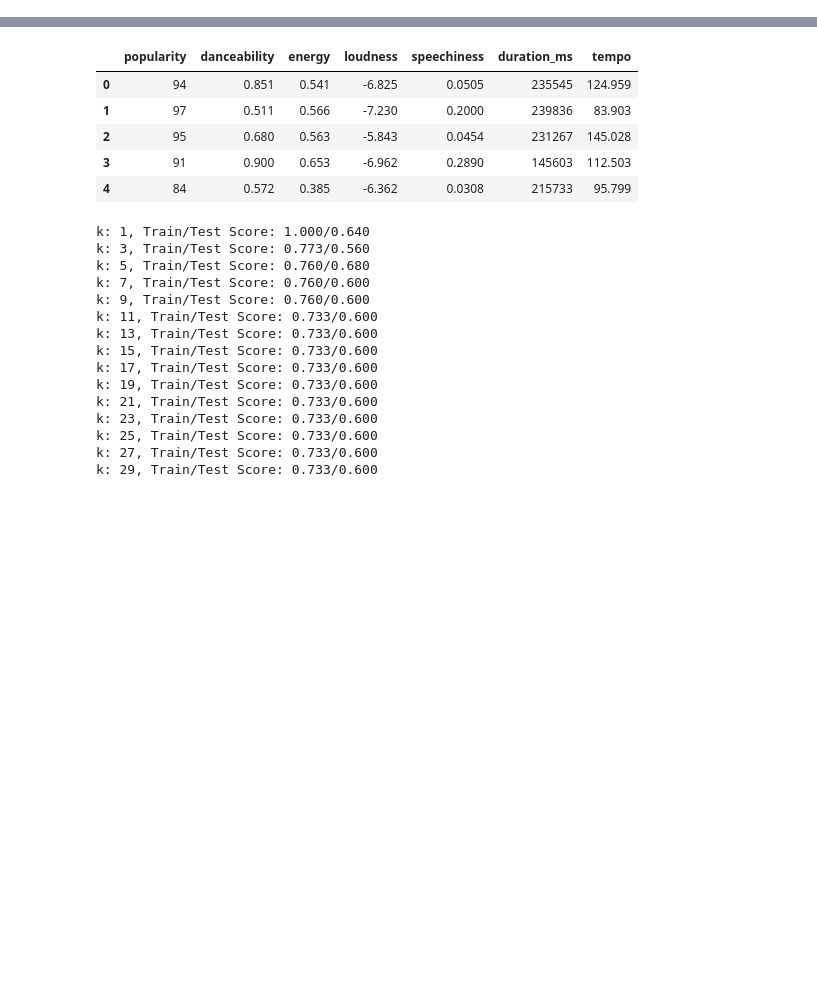
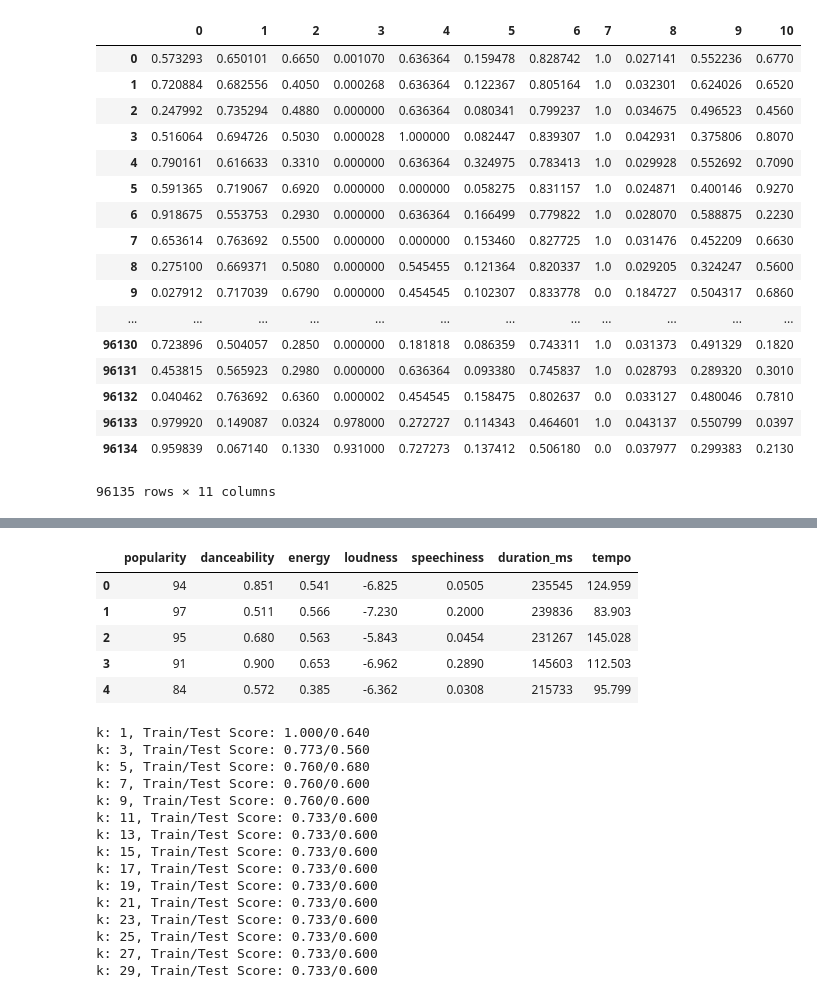
Before and after one commit to AGBarbour/Spotify-Recommendations, a Jupyter notebook: KNN-Testing.ipynb, the cells around one changed output, grey strips where cells are left out. Drawn from its saved outputs; the diff is of its cells as text; code cells hidden in the pictures; blank space fills up the shorter version.

Commit message:
KNN notebook with normalized data

```diff
--- a/KNN-Testing.ipynb
+++ b/KNN-Testing.ipynb
@@ -5,3 +7,4 @@ import pandas as pd
 # %%
-df = pd.read_csv("features2.csv")
+df = pd.read_csv("features.csv")
 df.head()
+df = df.dropna()
@@ -14,0 +25,24 @@ df.head()
+# %%
+min_max_scaler = preprocessing.MinMaxScaler()
+np_scaled = min_max_scaler.fit_transform(df[['acousticness','danceability','energy','instrumentalness','key',\
+                                           'liveness','loudness','mode','speechiness','tempo','valence']])
+df_normalized = pd.DataFrame(np_scaled)
+# %% [output]
+|  | 0 | 1 | 2 | 3 | 4 | 5 | 6 | 7 | 8 | 9 | 10 |
+| 0 | 0.573293 | 0.650101 | 0.6650 | 0.001070 | 0.636364 | 0.159478 | 0.828742 | 1.0 | 0.027141 | 0.552236 | 0.6770 |
+| 1 | 0.720884 | 0.682556 | 0.4050 | 0.000268 | 0.636364 | 0.122367 | 0.805164 | 1.0 | 0.032301 | 0.624026 | 0.6520 |
+| 2 | 0.247992 | 0.735294 | 0.4880 | 0.000000 | 0.636364 | 0.080341 | 0.799237 | 1.0 | 0.034675 | 0.496523 | 0.4560 |
+| 3 | 0.516064 | 0.694726 | 0.5030 | 0.000028 | 1.000000 | 0.082447 | 0.839307 | 1.0 | 0.042931 | 0.375806 | 0.8070 |
+| 4 | 0.790161 | 0.616633 | 0.3310 | 0.000000 | 0.636364 | 0.324975 | 0.783413 | 1.0 | 0.029928 | 0.552692 | 0.7090 |
+| 5 | 0.591365 | 0.719067 | 0.6920 | 0.000000 | 0.000000 | 0.058275 | 0.831157 | 1.0 | 0.024871 | 0.400146 | 0.9270 |
+| 6 | 0.918675 | 0.553753 | 0.2930 | 0.000000 | 0.636364 | 0.166499 | 0.779822 | 1.0 | 0.028070 | 0.588875 | 0.2230 |
+| 7 | 0.653614 | 0.763692 | 0.5500 | 0.000000 | 0.000000 | 0.153460 | 0.827725 | 1.0 | 0.031476 | 0.452209 | 0.6630 |
+| 8 | 0.275100 | 0.669371 | 0.5080 | 0.000000 | 0.545455 | 0.121364 | 0.820337 | 1.0 | 0.029205 | 0.324247 | 0.5600 |
+| 9 | 0.027912 | 0.717039 | 0.6790 | 0.000000 | 0.454545 | 0.102307 | 0.833778 | 0.0 | 0.184727 | 0.504317 | 0.6860 |
+| ... | ... | ... | ... | ... | ... | ... | ... | ... | ... | ... | ... |
+| 96130 | 0.723896 | 0.504057 | 0.2850 | 0.000000 | 0.181818 | 0.086359 | 0.743311 | 1.0 | 0.031373 | 0.491329 | 0.1820 |
+| 96131 | 0.453815 | 0.565923 | 0.2980 | 0.000000 | 0.636364 | 0.093380 | 0.745837 | 1.0 | 0.028793 | 0.289320 | 0.3010 |
+| 96132 | 0.040462 | 0.763692 | 0.6360 | 0.000002 | 0.454545 | 0.158475 | 0.802637 | 0.0 | 0.033127 | 0.480046 | 0.7810 |
+| 96133 | 0.979920 | 0.149087 | 0.0324 | 0.978000 | 0.272727 | 0.114343 | 0.464601 | 1.0 | 0.043137 | 0.550799 | 0.0397 |
+| 96134 | 0.959839 | 0.067140 | 0.1330 | 0.931000 | 0.727273 | 0.137412 | 0.506180 | 0.0 | 0.037977 | 0.299383 | 0.2130 |
+96135 rows × 11 columns
```
Also changed, not shown: parts of 7 cells of this notebook.
